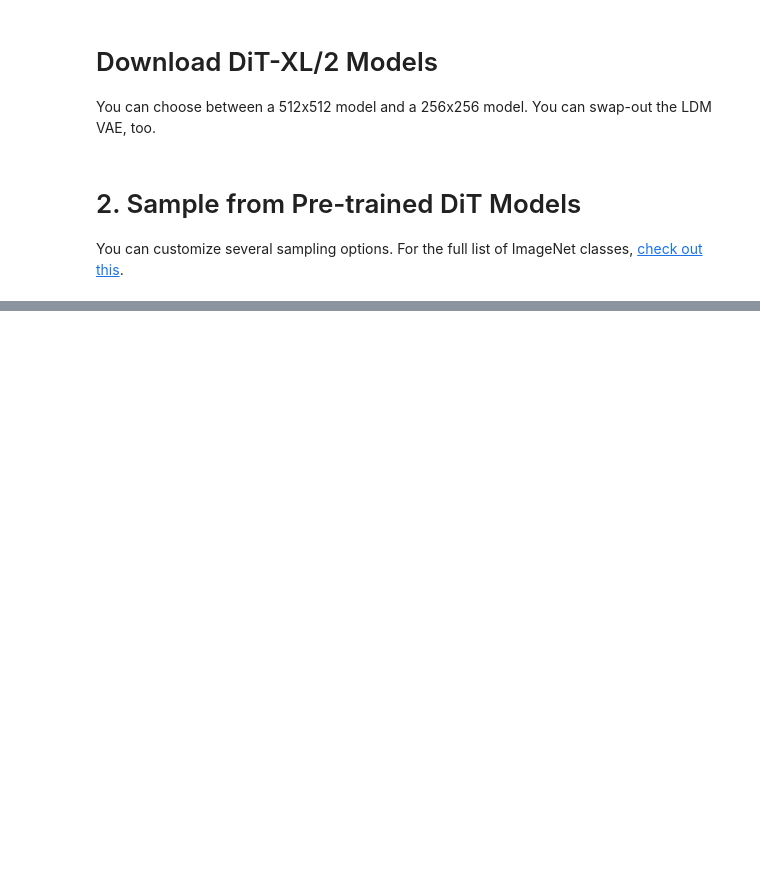
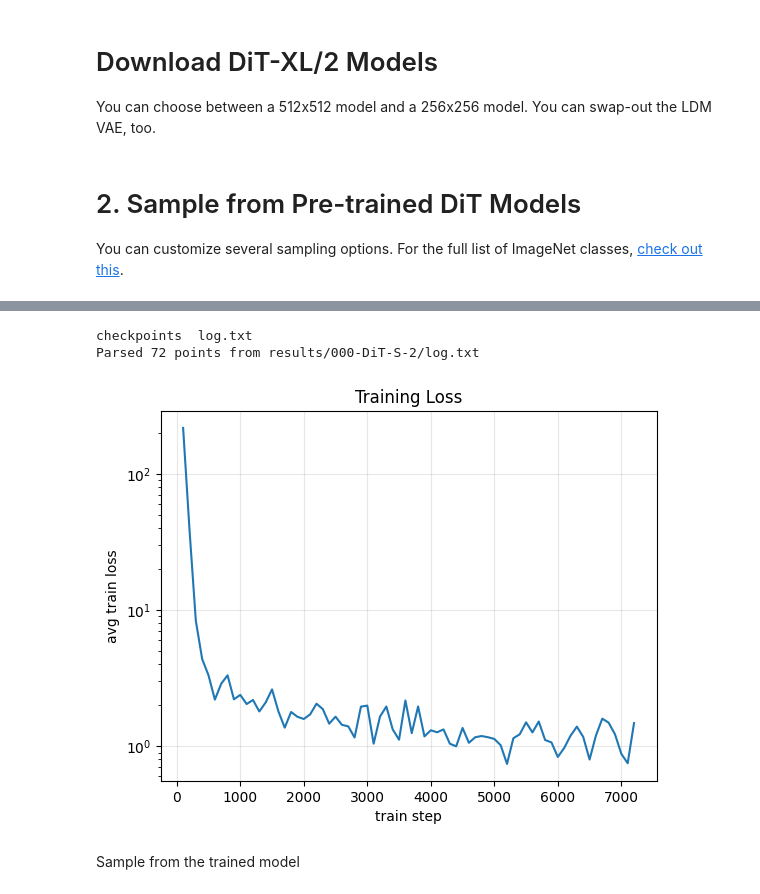
Before and after one commit to Riccardo582/Diffusion, a Jupyter notebook: run_DiT.ipynb, the cells around one changed output, grey strips where cells are left out. Saved outputs shown, nothing was run; the diff lists cells and outputs as text; code cells hidden in the pictures; blank space fills up the shorter version.

```diff
--- a/run_DiT.ipynb
+++ b/run_DiT.ipynb
@@ -149,0 +153,36 @@ burgers_train_16.pt  darcy_test_32.pt
+# %%
+
+import re
+import matplotlib.pyplot as plt
+
+!ls results/000-DiT-S-2
+
+LOG = "results/000-DiT-S-2/log.txt"
+
+steps, loss = [], []
+pat = re.compile(r"\(step=(\d+)\)\s+Train Loss:\s+([0-9.]+)")
+
+with open(LOG, "r") as f:
+    for line in f:
+        m = pat.search(line)
+        if m:
+            steps.append(int(m.group(1)))
+            loss.append(float(m.group(2)))
+
+print(f"Parsed {len(loss)} points from {LOG}")
+if len(loss) == 0:
+    raise SystemExit("No loss lines found. Check LOG path or log format")
+
+plt.figure()
+plt.semilogy(steps, loss)
+plt.xlabel("train step")
+plt.ylabel("avg train loss")
+plt.title("Training Loss")
+plt.grid(alpha=0.3)
+plt.show()
+# %% [output]
+checkpoints  log.txt
+Parsed 72 points from results/000-DiT-S-2/log.txt
+[figure, added]
+# %% [markdown]
+Sample from the trained model
```
Also changed, not shown: parts of 10 cells of this notebook, 50 other files.
